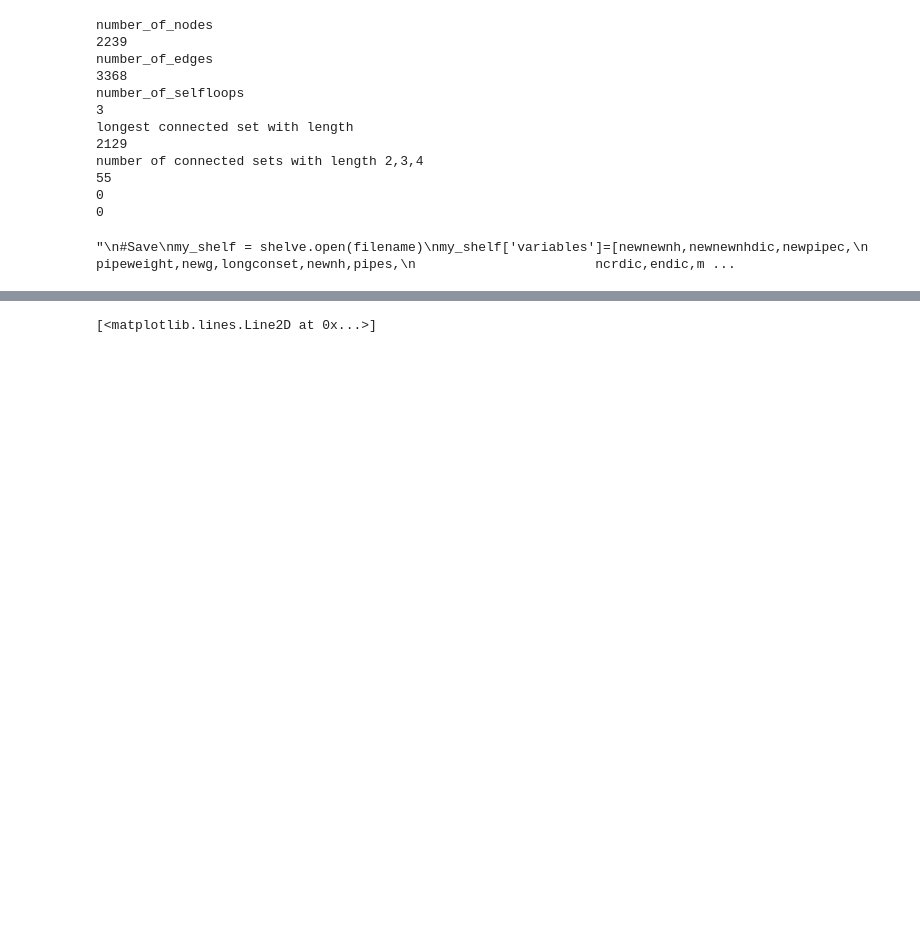
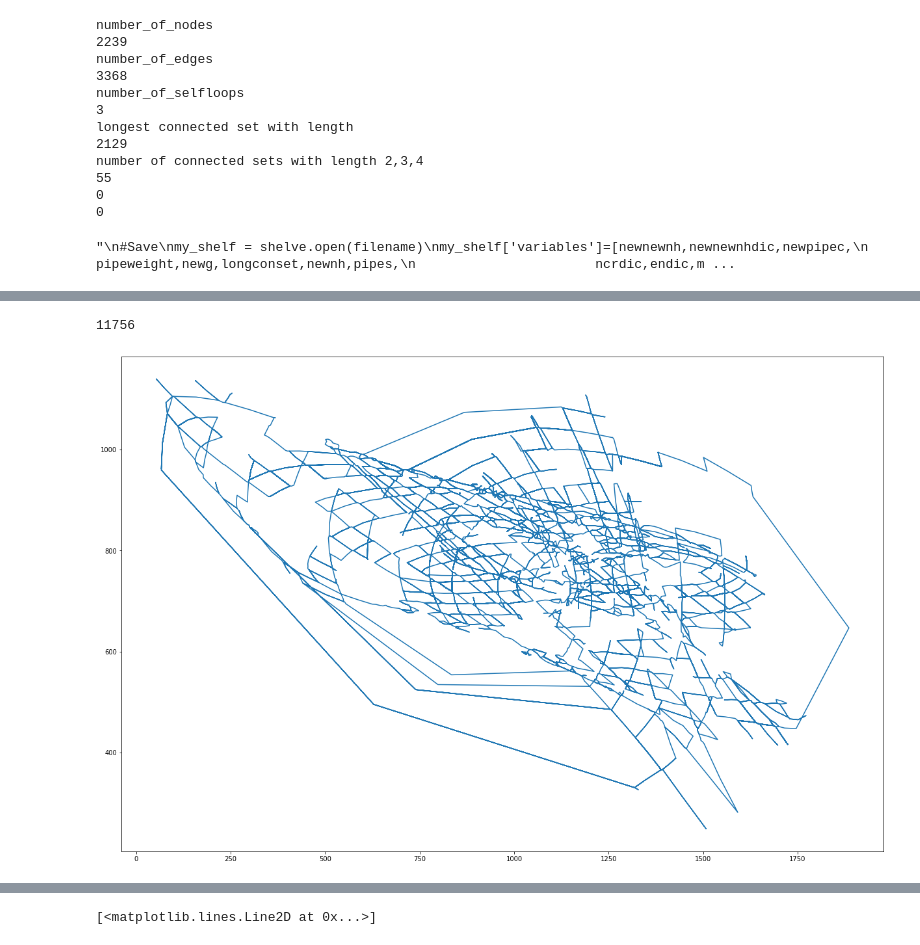
Before and after one commit to kernke/Mytest, a Jupyter notebook: image_analysis.ipynb, the cells around one changed output, grey strips where cells are left out. Cells and saved outputs as stored; diff of their text form; code cells hidden in the pictures; blank space fills up the shorter version.

```diff
--- a/image_analysis.ipynb
+++ b/image_analysis.ipynb
@@ -882,0 +905,4 @@ plt      rc      shelve  singles         sys     time    timelog         ups
+# %%
+con=nx.connected_components(graph)
+for i in con:
+    print(len(i))
@@ -882,0 +964,4 @@ plt      rc      shelve  singles         sys     time    timelog         ups
+# %%
+path1=makepath(co,copipeind,graph,startindex=0)
+path1=np.array(path1,dtype=int)
+quality(path1,newnewnh)
@@ -882,0 +1010,31 @@ plt      rc      shelve  singles         sys     time    timelog         ups
+# %%
+#evolution
+popul=200
+oldgen=[]
+qualist=[]
+generationmean=[]
+oldtime=time.time()
+for i in range(popul):
+    oldgen.append(makepath(co,copipeind,graph,np.random.randint(0,len(copipeind))))
+    qualist.append(quality(np.array(oldgen[i],dtype=int),newnewnh))
+    sortindex=np.argsort(qualist)
+newtime=time.time()
+print('compute time    '+str(newtime-oldtime))
+generationmean.append(np.mean(qualist))
+selectsize=int(popul/2)
+generations=30
+for k in range(generations):
+    oldtime=time.time()
+    print('generation'+str(k+1))
+    print(generationmean[k])
+    newgen=list(oldgen[:selectsize])
+    newqua=list(qualist[:selectsize])
+    for i in range(popul-selectsize):
+        newgen.append(makepath2(co,graph,newgen[i]))
+        newqua.append(quality(np.array(newgen[-1],dtype=int),newnewnh))
+    sortindex=np.argsort(newqua)
+    qualist=np.array(newqua)[sortindex]
+    oldgen=np.array(newgen)[sortindex]
+    generationmean.append(np.mean(qualist))
+    newtime=time.time()
+    print('compute time    '+str(newtime-oldtime))
@@ -882,0 +1059,7 @@ plt      rc      shelve  singles         sys     time    timelog         ups
+# %%
+fig, ax = plt.subplots(figsize=(21,14))
+plt.plot(newnewnh[np.array(newgen[0],dtype=int),0],newnewnh[np.array(newgen[0],dtype=int),1])
+len(newgen[0])
+# %% [output]
+11756
+[figure, added]
```
Also changed, not shown: parts of 14 cells of this notebook.
